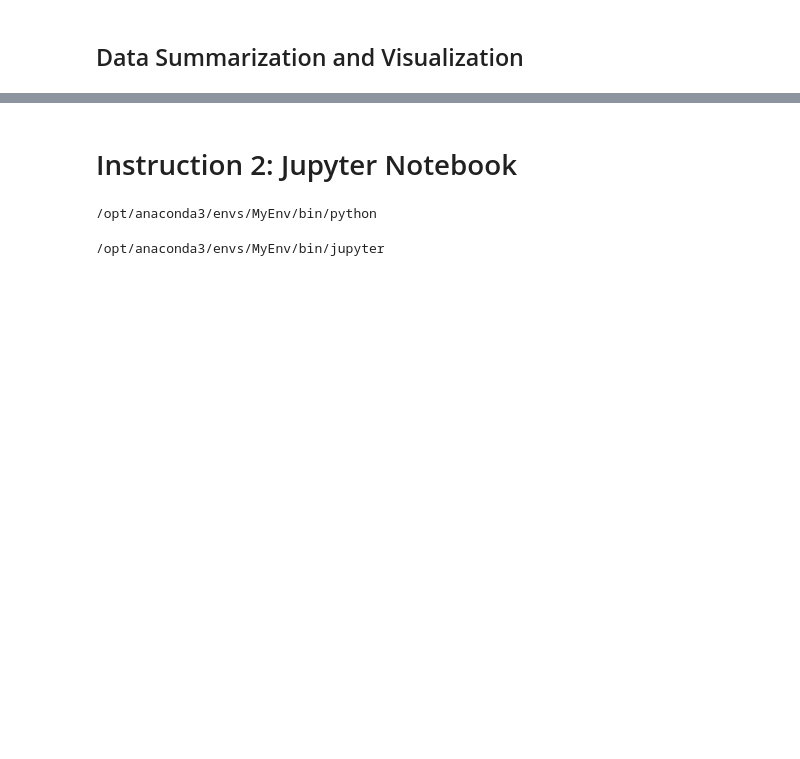
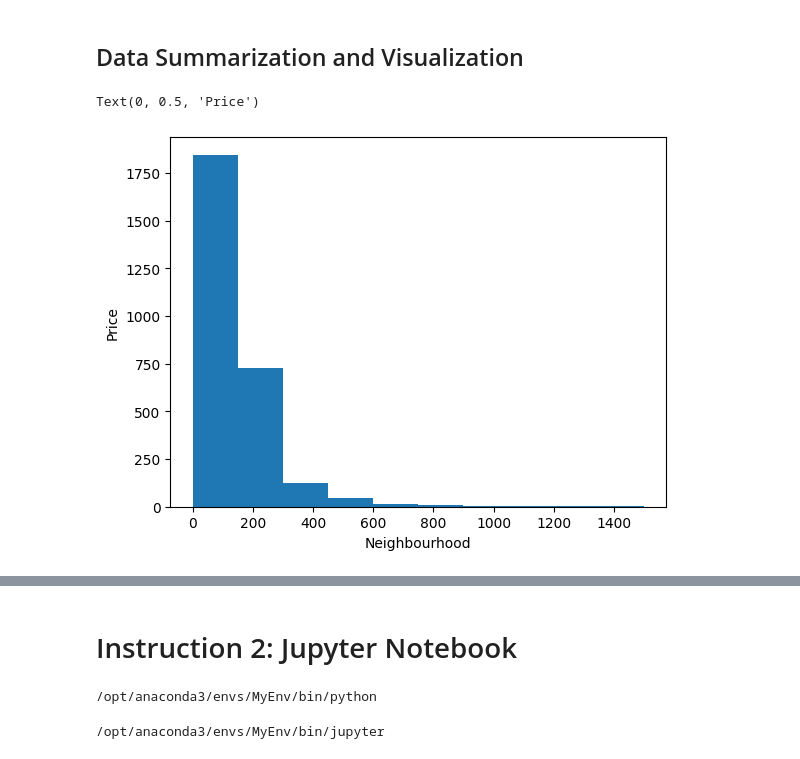
Before and after one commit to Naren1610/IST5520GrpProj, a Jupyter notebook: Milestone2_v2.ipynb, the cells around one changed output, grey strips where cells are left out. Saved outputs shown, nothing was run; the diff lists cells and outputs as text; code cells hidden in the pictures; blank space fills up the shorter version.

Commit message:
Add files via upload
I have added code for plotting histograms for the top 3 populous Airbnb neighborhoods. it is in the Data summarization & visualization.

```diff
--- a/Milestone2_v2.ipynb
+++ b/Milestone2_v2.ipynb
@@ -215,2 +185,6 @@ ValueError: Can only compare identically-labeled Series objects
 # %% [markdown]
 ## Data Summarization and Visualization
+# %%
+df2_s1 = df2.groupby('neighbourhood').get_group('Bedford-Stuyvesant')
+df2_s2 = df2.groupby('neighbourhood').get_group('Williamsburg')
+df2_s3 = df2.groupby('neighbourhood').get_group('Harlem')
@@ -216,0 +193,7 @@ ValueError: Can only compare identically-labeled Series objects
+# %%
+plt.hist(df2_s1.price)
+plt.xlabel("Neighbourhood")
+plt.ylabel("Price")
+# %% [output]
+Text(0, 0.5, 'Price')
+[figure, added]
```
Also changed, not shown: parts of 9 cells of this notebook.
